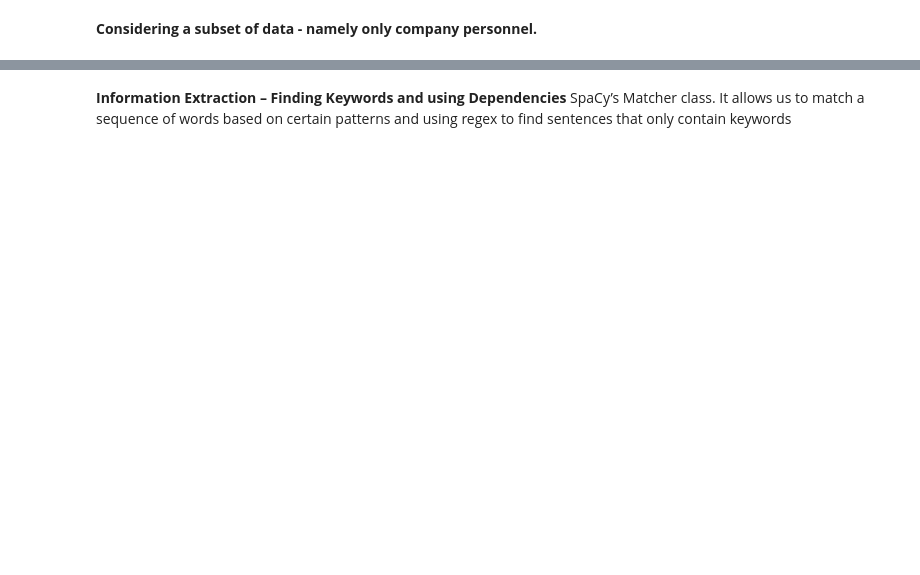
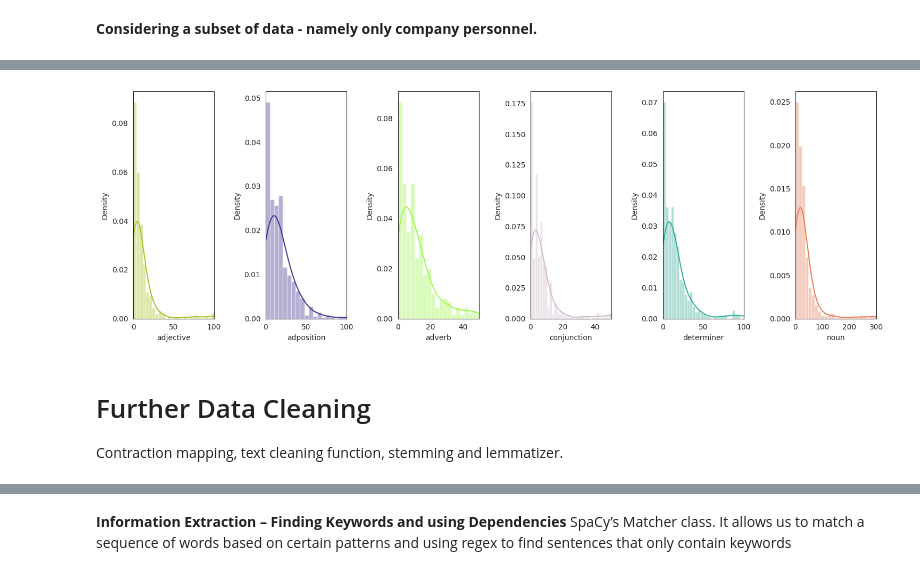
Before and after one commit to michaelmml/NLP-Information-Extraction, a Jupyter notebook: CompanyTranscript.ipynb, the cells around one changed output, grey strips where cells are left out. Cells and saved outputs as stored; diff of their text form; code cells hidden in the pictures; blank space fills up the shorter version.

```diff
--- a/CompanyTranscript.ipynb
+++ b/CompanyTranscript.ipynb
@@ -165,0 +430,27 @@ from nltk.corpus import stopwords
+# %%
+def get_pos_tags(sentences, tagset='universal'):
+
+    #Create the Dataframe to store the count of tags
+    df = pd.DataFrame(columns=['ADJ','ADP','ADV','CONJ','DET','NOUN','NUM','PRT','PRON','VERB','.','X'])
+    for sent in sentences:
+        # Extract the part of Speech tags in the sentence
+        pos_tags = Counter([j for i,j in nltk.pos_tag(word_tokenize(sent), tagset='universal')])
+        #Appends the pos tags to the dataframe, fill NaN values with 0
+        df = df.append(pos_tags, ignore_index=True).fillna(0)
+
+    return df.astype(int)
+# %%
+# Identify the taggings for the text variable
+news_text = data_subset['Transcript_clean'].values
+df_text = get_pos_tags(news_text)
+# %%
+# Select the columns to plot: those related to pos taggings
+plot_vars=np.array([['ADJ','ADP','ADV','CONJ','DET','NOUN']])
+# Plot a histograms of the variables
+plot_histograms(df_text, plot_vars, [100, 100, 50, 50, 100, 300], labels_dict, figsize=(15,5))
+# %% [output]
+[figure, added]
+# %% [markdown]
+# Further Data Cleaning
+
+Contraction mapping, text cleaning function, stemming and lemmatizer.
```
Also changed, not shown: parts of 33 cells of this notebook.
